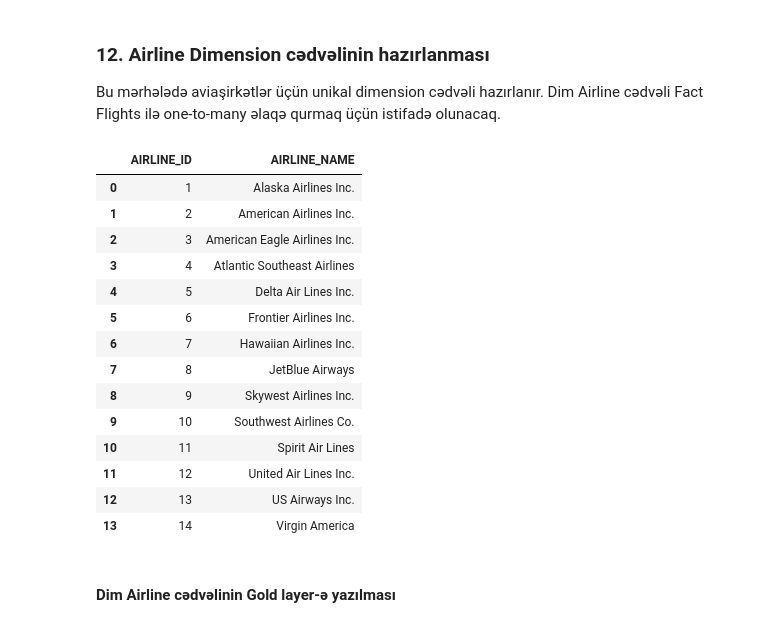
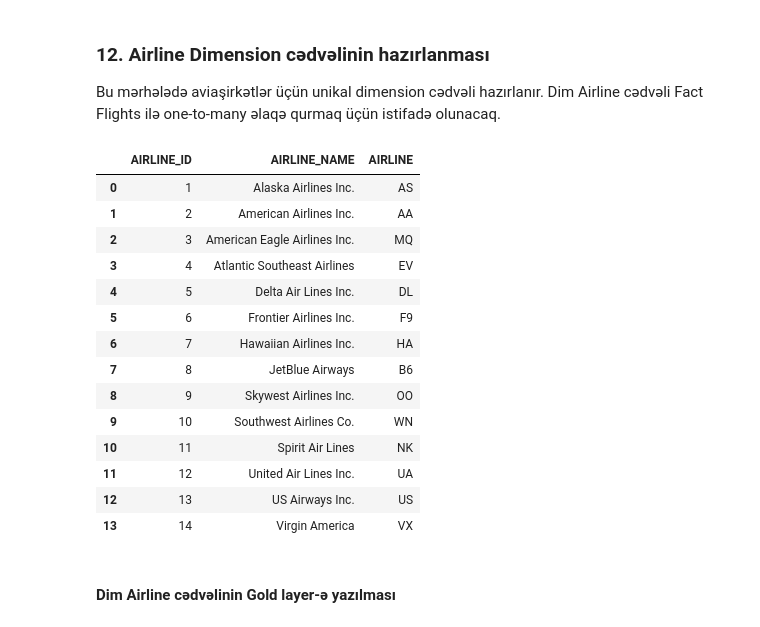
Before and after one commit to edaletsadigov/Flight-delay-analysis-E2E, a Jupyter notebook: notebooks/04_gold.ipynb, the cells around one changed output. Drawn from its saved outputs; the diff is of its cells as text; code cells hidden in the pictures.

```diff
--- a/notebooks/04_gold.ipynb
+++ b/notebooks/04_gold.ipynb
@@ -506,35 +511,37 @@ Dim Airline cədvəli Fact Flights ilə one-to-many əlaqə qurmaq üçün istif
 # %%
 dim_airline = pd.read_sql("""
 SELECT DISTINCT
-    AIRLINE_NAME
+    AIRLINE_NAME,
+    AIRLINE
 FROM silver.flights_clean
 WHERE AIRLINE_NAME IS NOT NULL
 ORDER BY AIRLINE_NAME
 """, con=engine)
+
 
 dim_airline.insert(
     0,
     "AIRLINE_ID",
     range(1, len(dim_airline) + 1)
 )
 
 dim_airline
 # %% [output]
-|  | AIRLINE_ID | AIRLINE_NAME |
-| 0 | 1 | Alaska Airlines Inc. |
-| 1 | 2 | American Airlines Inc. |
-| 2 | 3 | American Eagle Airlines Inc. |
-| 3 | 4 | Atlantic Southeast Airlines |
-| 4 | 5 | Delta Air Lines Inc. |
-| 5 | 6 | Frontier Airlines Inc. |
-| 6 | 7 | Hawaiian Airlines Inc. |
-| 7 | 8 | JetBlue Airways |
-| 8 | 9 | Skywest Airlines Inc. |
-| 9 | 10 | Southwest Airlines Co. |
-| 10 | 11 | Spirit Air Lines |
-| 11 | 12 | United Air Lines Inc. |
-| 12 | 13 | US Airways Inc. |
-| 13 | 14 | Virgin America |
+|  | AIRLINE_ID | AIRLINE_NAME | AIRLINE |
+| 0 | 1 | Alaska Airlines Inc. | AS |
+| 1 | 2 | American Airlines Inc. | AA |
+| 2 | 3 | American Eagle Airlines Inc. | MQ |
+| 3 | 4 | Atlantic Southeast Airlines | EV |
+| 4 | 5 | Delta Air Lines Inc. | DL |
+| 5 | 6 | Frontier Airlines Inc. | F9 |
+| 6 | 7 | Hawaiian Airlines Inc. | HA |
+| 7 | 8 | JetBlue Airways | B6 |
+| 8 | 9 | Skywest Airlines Inc. | OO |
+| 9 | 10 | Southwest Airlines Co. | WN |
+| 10 | 11 | Spirit Air Lines | NK |
+| 11 | 12 | United Air Lines Inc. | UA |
+| 12 | 13 | US Airways Inc. | US |
+| 13 | 14 | Virgin America | VX |
 # %% [markdown]
 #### Dim Airline cədvəlinin Gold layer-ə yazılması
 # %%
```
Also changed, not shown: parts of 9 cells of this notebook.
